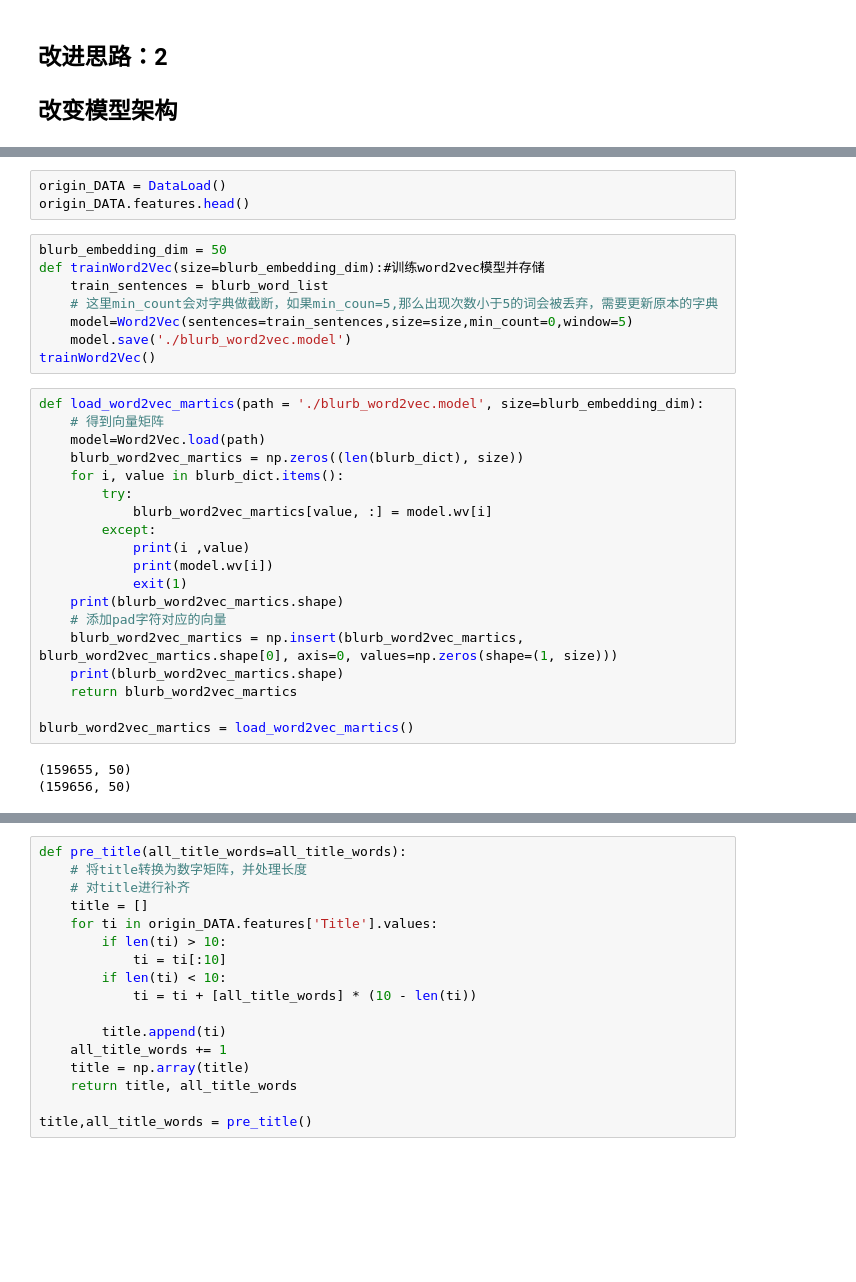
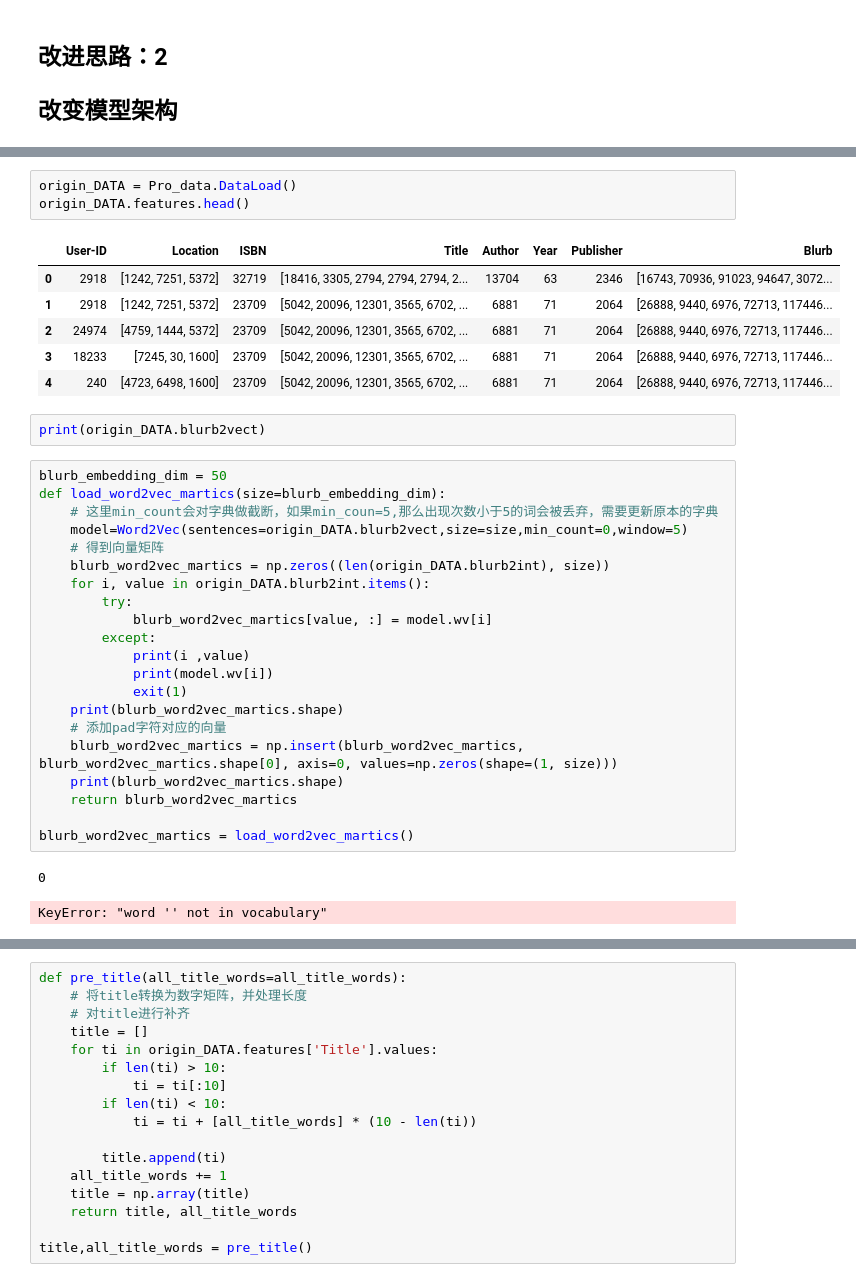
Before and after one commit to StrayCamel247/Recommend_system, a Jupyter notebook: model_2.ipynb, the cells around one changed output, grey strips where cells are left out. Drawn from its saved outputs; the diff is of its cells as text; blank space fills up the shorter version.

```diff
--- a/model_2.ipynb
+++ b/model_2.ipynb
@@ -35,21 +35,24 @@ tensorflow 2.0.0
 tensorflow_core.keras 2.2.4-tf
 # %%
-origin_DATA = DataLoad()
+origin_DATA = Pro_data.DataLoad()
 origin_DATA.features.head()
+# %% [output]
+|  | User-ID | Location | ISBN | Title | Author | Year | Publisher | Blurb |
+| 0 | 2918 | [1242, 7251, 5372] | 32719 | [18416, 3305, 2794, 2794, 2794, 2... | 13704 | 63 | 2346 | [16743, 70936, 91023, 94647, 3072... |
+| 1 | 2918 | [1242, 7251, 5372] | 23709 | [5042, 20096, 12301, 3565, 6702, ... | 6881 | 71 | 2064 | [26888, 9440, 6976, 72713, 117446... |
+| 2 | 24974 | [4759, 1444, 5372] | 23709 | [5042, 20096, 12301, 3565, 6702, ... | 6881 | 71 | 2064 | [26888, 9440, 6976, 72713, 117446... |
+| 3 | 18233 | [7245, 30, 1600] | 23709 | [5042, 20096, 12301, 3565, 6702, ... | 6881 | 71 | 2064 | [26888, 9440, 6976, 72713, 117446... |
+| 4 | 240 | [4723, 6498, 1600] | 23709 | [5042, 20096, 12301, 3565, 6702, ... | 6881 | 71 | 2064 | [26888, 9440, 6976, 72713, 117446... |
-# %%
-blurb_embedding_dim = 50
-def trainWord2Vec(size=blurb_embedding_dim):#训练word2vec模型并存储
-    train_sentences = blurb_word_list
-    # 这里min_count会对字典做截断，如果min_coun=5,那么出现次数小于5的词会被丢弃，需要更新原本的字典
-    model=Word2Vec(sentences=train_sentences,size=size,min_count=0,window=5)
-    model.save('./blurb_word2vec.model')
-trainWord2Vec()
+# %%
+print(origin_DATA.blurb2vect)
 # %%
-def load_word2vec_martics(path = './blurb_word2vec.model', size=blurb_embedding_dim):
+blurb_embedding_dim = 50
+def load_word2vec_martics(size=blurb_embedding_dim):
+    # 这里min_count会对字典做截断，如果min_coun=5,那么出现次数小于5的词会被丢弃，需要更新原本的字典
+    model=Word2Vec(sentences=origin_DATA.blurb2vect,size=size,min_count=0,window=5)
     # 得到向量矩阵
-    model=Word2Vec.load(path)
-    blurb_word2vec_martics = np.zeros((len(blurb_dict), size))
-    for i, value in blurb_dict.items():
+    blurb_word2vec_martics = np.zeros((len(origin_DATA.blurb2int), size))
+    for i, value in origin_DATA.blurb2int.items():
         try:
             blurb_word2vec_martics[value, :] = model.wv[i]
         except:
@@ -64,8 +67,8 @@ def load_word2vec_martics(path = './blurb_word2vec.model', size=blurb_embedding_
 
 blurb_word2vec_martics = load_word2vec_martics()
 # %% [output]
-(159655, 50)
-(159656, 50)
+0
+KeyError: "word '' not in vocabulary"
 # %%
 # 增加一个pad字符
 print(len(blurb_word_list))
```
Also changed, not shown: parts of 9 cells of this notebook, 1 other file.
